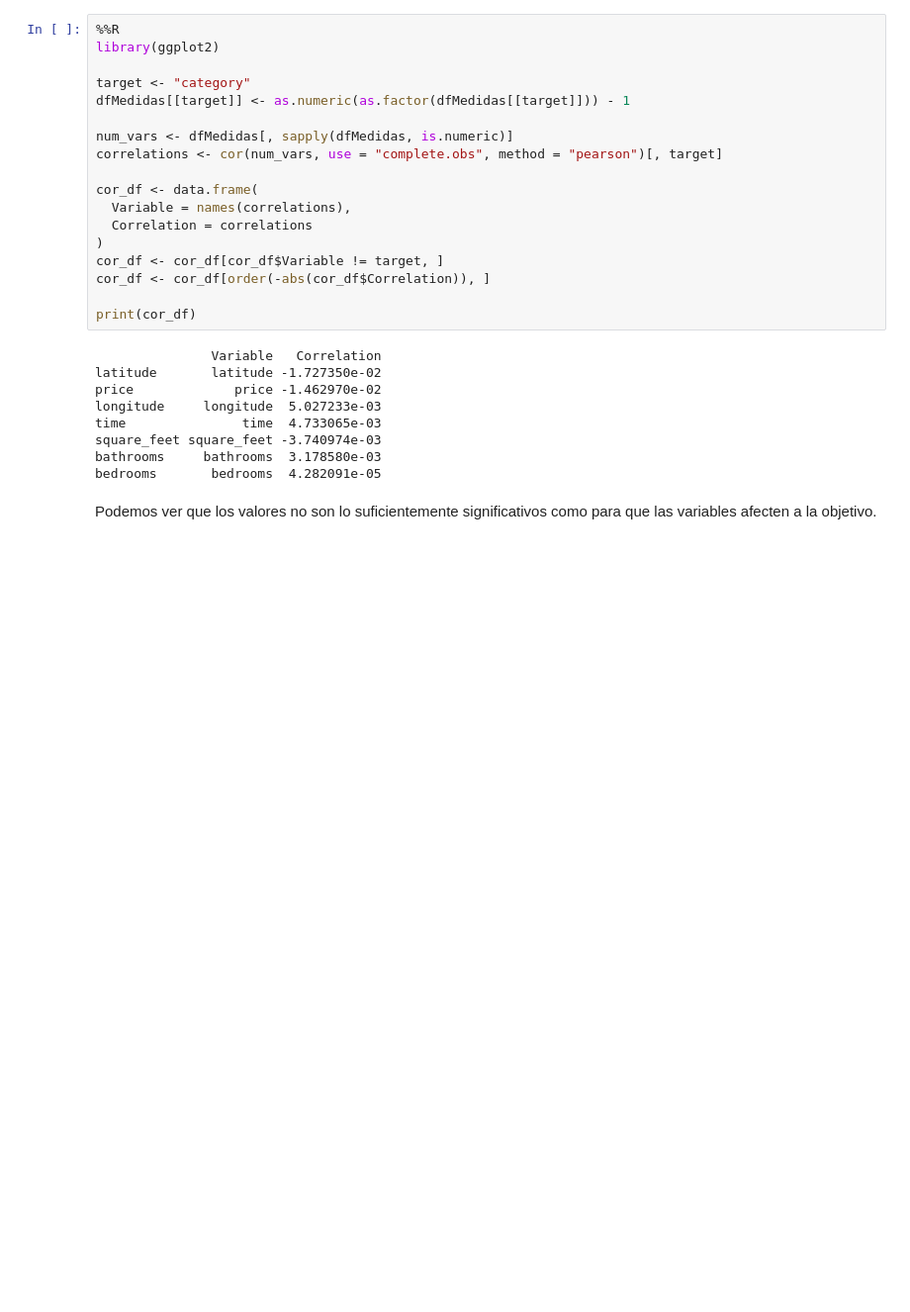
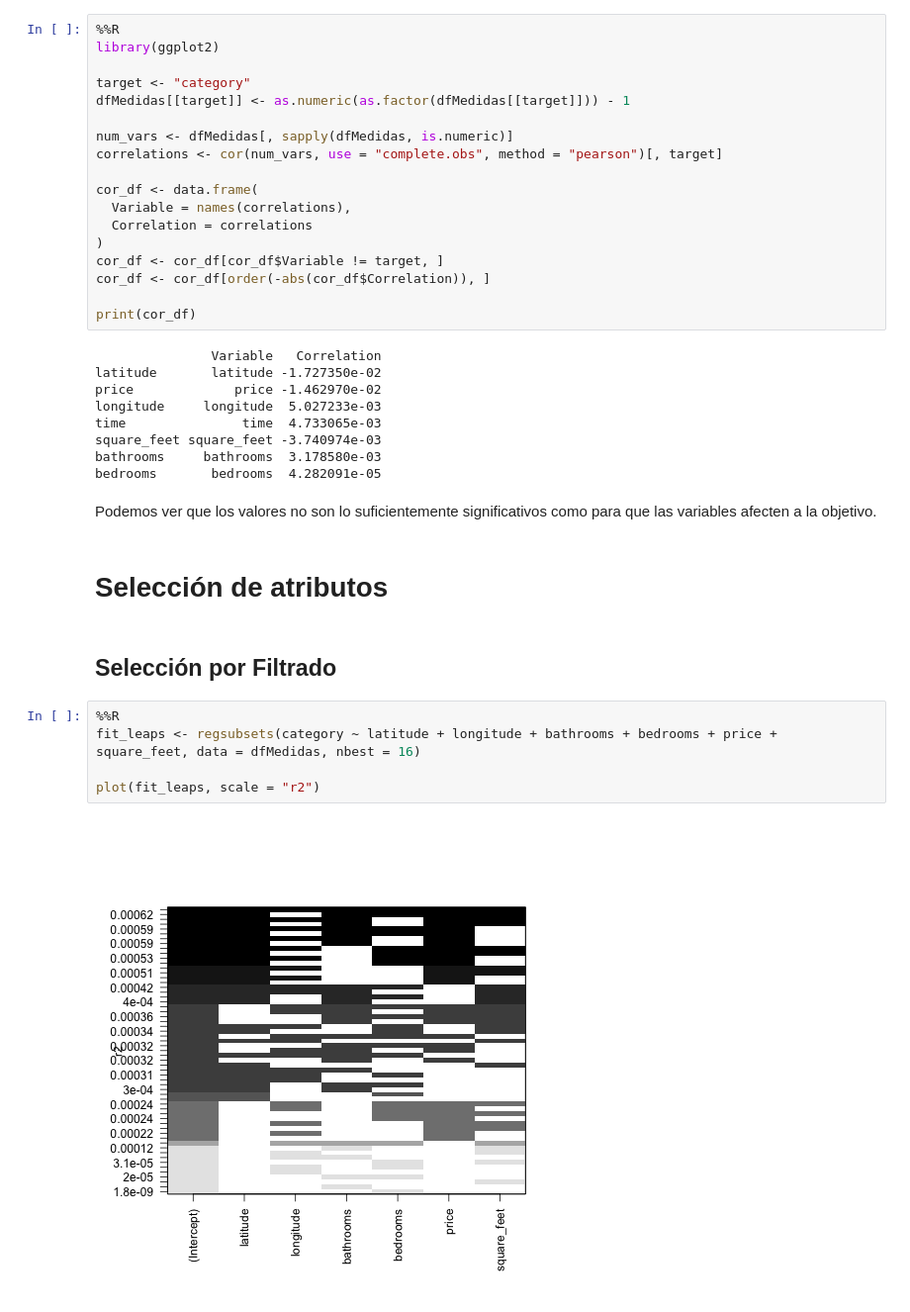
Before and after one commit to Arturo-Hernanz-CM/analisis_datos_modelo_clasificacion_viviendas, a Jupyter notebook: modelo_clasificacion.ipynb, the cells around one changed output. Shown: that part at 99% size. Drawn from its saved outputs; the diff is of its cells as text; blank space fills up the shorter version.

```diff
--- a/modelo_clasificacion.ipynb
+++ b/modelo_clasificacion.ipynb
@@ -432,3 +423,14 @@ bathrooms     bathrooms  3.178580e-03
 bedrooms       bedrooms  4.282091e-05
 # %% [markdown]
 Podemos ver que los valores no son lo suficientemente significativos como para que las variables afecten a la objetivo.
+# %% [markdown]
+# Selección de atributos
+# %% [markdown]
+## Selección por Filtrado
+# %%
+%%R
+fit_leaps <- regsubsets(category ~ latitude + longitude + bathrooms + bedrooms + price + square_feet, data = dfMedidas, nbest = 16)
+
+plot(fit_leaps, scale = "r2")
+# %% [output]
+[figure, added]
```
Also changed, not shown: parts of 13 cells of this notebook.
